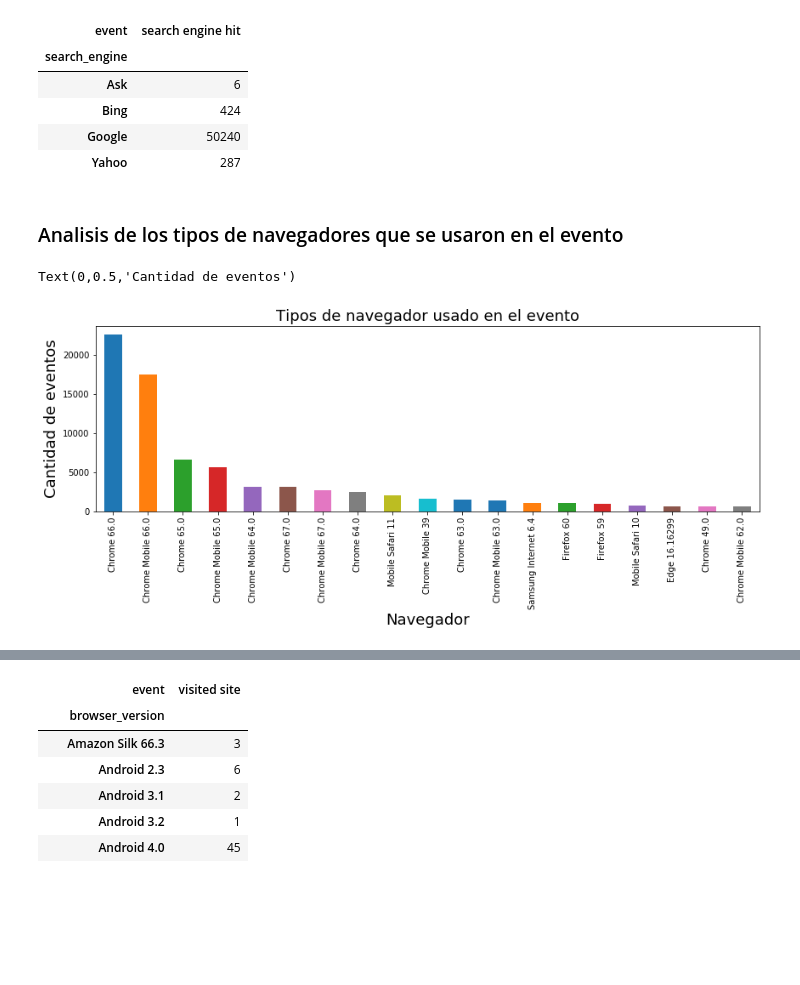
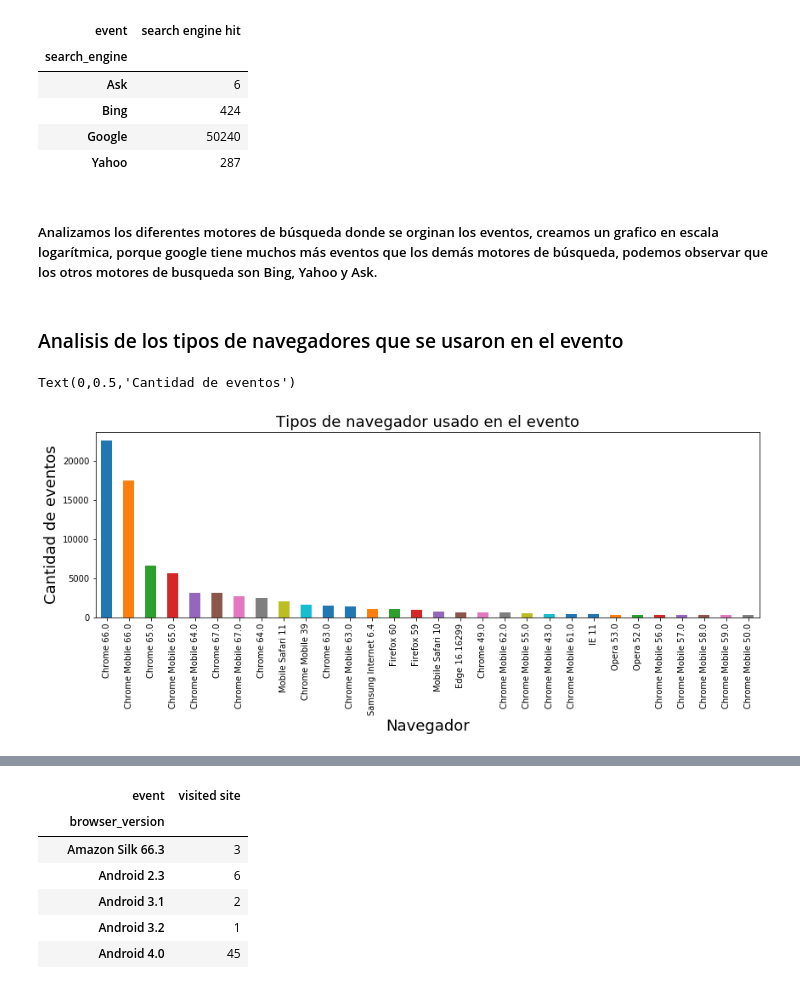
Before and after one commit to MartinCohen98/OrganizacionDeDatosTP1, a Jupyter notebook: AnalisisExploratorioTrocafoneBarbara.ipynb, the cells around one changed output, grey strips where cells are left out. Saved outputs shown, nothing was run; the diff lists cells and outputs as text; code cells hidden in the pictures; blank space fills up the shorter version.

```diff
--- a/AnalisisExploratorioTrocafoneBarbara.ipynb
+++ b/AnalisisExploratorioTrocafoneBarbara.ipynb
@@ -436,17 +615,19 @@ pd.crosstab(df.search_engine,df.event)
 | Bing | 424 |
 | Google | 50240 |
 | Yahoo | 287 |
+# %% [markdown]
+##### Analizamos los diferentes motores de búsqueda donde se orginan los eventos, creamos un grafico en escala logarítmica, porque google tiene muchos más eventos que los demás motores de búsqueda, podemos observar que los otros motores de busqueda son Bing, Yahoo y Ask.
 # %% [markdown]
 ### Analisis de los tipos de navegadores que se usaron en el evento
 # %%
 #tipo de navegador usado en el evento
 
 dfFiltradoBV = df.loc[df['browser_version'] != 'NaN', :]
 dfFiltradoBV = dfFiltradoBV.loc[df['browser_version'] != 'Unknown', :]
-plotBV=dfFiltradoBV ['browser_version'].value_counts()[0:19].plot(kind='bar',figsize=(14,4));
+plotBV=dfFiltradoBV ['browser_version'].value_counts()[0:30].plot(kind='bar',figsize=(14,4));
 plotBV.set_title("Tipos de navegador usado en el evento", fontsize=18)
 plotBV.set_xlabel("Navegador",fontsize=18)
 plotBV.set_ylabel("Cantidad de eventos", fontsize=18)
 # %% [output]
 Text(0,0.5,'Cantidad de eventos')
-[figure, old version]
+[figure, new version]
```
Also changed, not shown: parts of 33 cells of this notebook.
